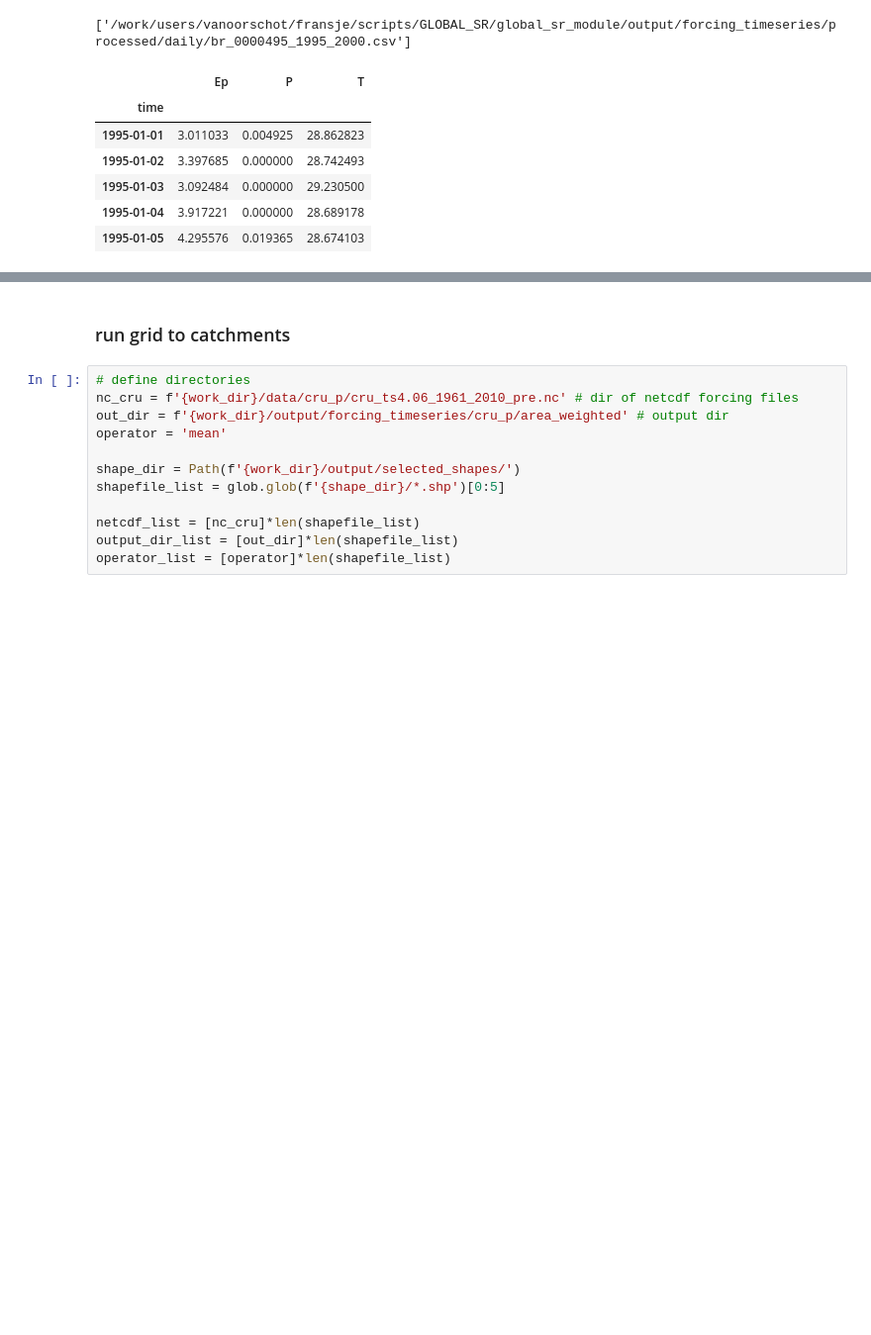
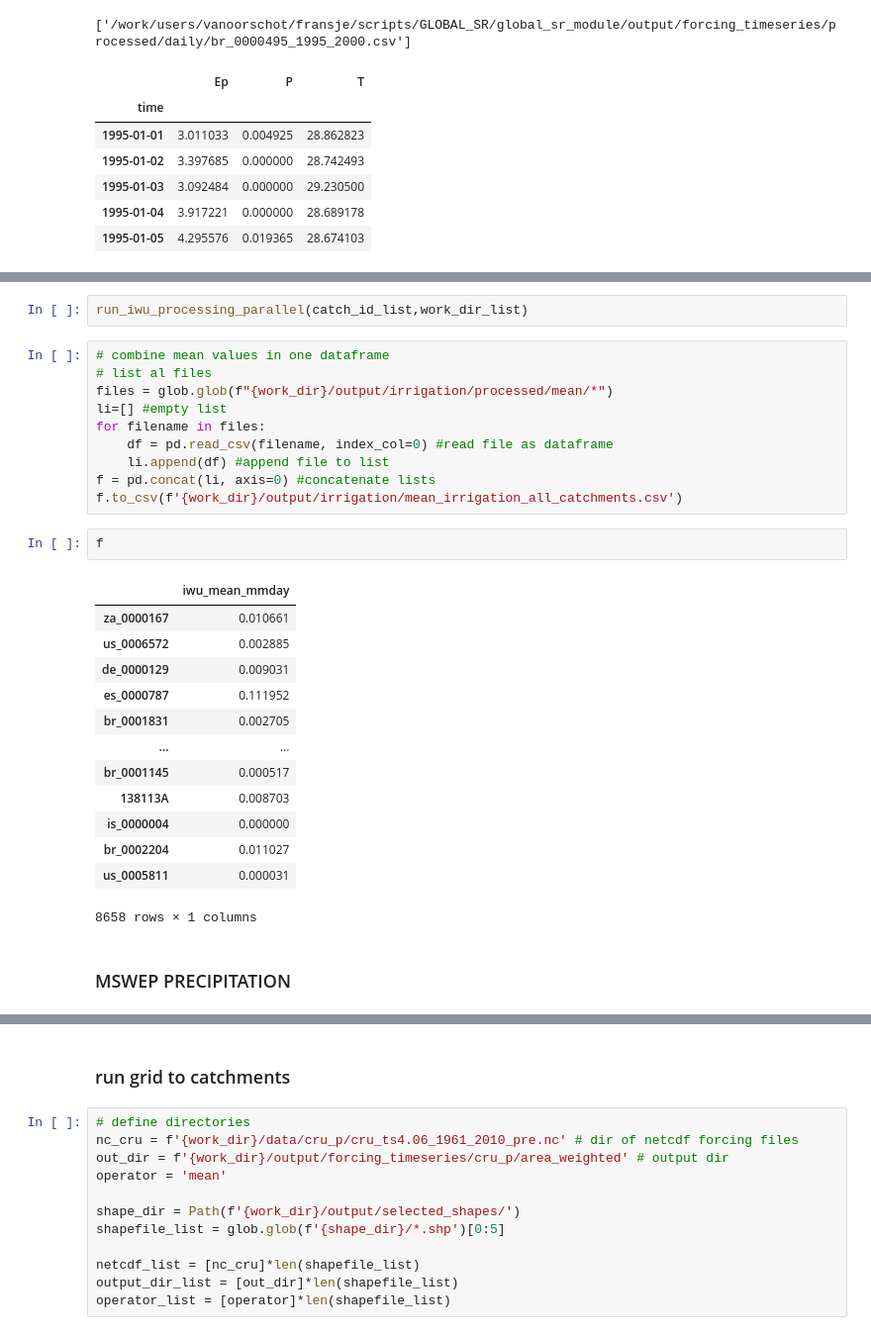
Before and after one commit to fvanoorschot/global_sr_module, a Jupyter notebook: run_script_grid_to_catchments.ipynb, the cells around one changed output, grey strips where cells are left out. Shown at 99% size. Saved outputs shown, nothing was run; the diff lists cells and outputs as text; blank space fills up the shorter version.

```diff
--- a/run_script_grid_to_catchments.ipynb
+++ b/run_script_grid_to_catchments.ipynb
@@ -130,0 +213,30 @@ c.head()
+# %%
+run_iwu_processing_parallel(catch_id_list,work_dir_list)
+# %%
+# combine mean values in one dataframe
+# list al files
+files = glob.glob(f"{work_dir}/output/irrigation/processed/mean/*")
+li=[] #empty list
+for filename in files:
+    df = pd.read_csv(filename, index_col=0) #read file as dataframe
+    li.append(df) #append file to list
+f = pd.concat(li, axis=0) #concatenate lists
+f.to_csv(f'{work_dir}/output/irrigation/mean_irrigation_all_catchments.csv')
+# %%
+f
+# %% [output]
+|  | iwu_mean_mmday |
+| za_0000167 | 0.010661 |
+| us_0006572 | 0.002885 |
+| de_0000129 | 0.009031 |
+| es_0000787 | 0.111952 |
+| br_0001831 | 0.002705 |
+| ... | ... |
+| br_0001145 | 0.000517 |
+| 138113A | 0.008703 |
+| is_0000004 | 0.000000 |
+| br_0002204 | 0.011027 |
+| us_0005811 | 0.000031 |
+8658 rows × 1 columns
+# %% [markdown]
+### MSWEP PRECIPITATION
```
Also changed, not shown: parts of 20 cells of this notebook, 8 other files.
